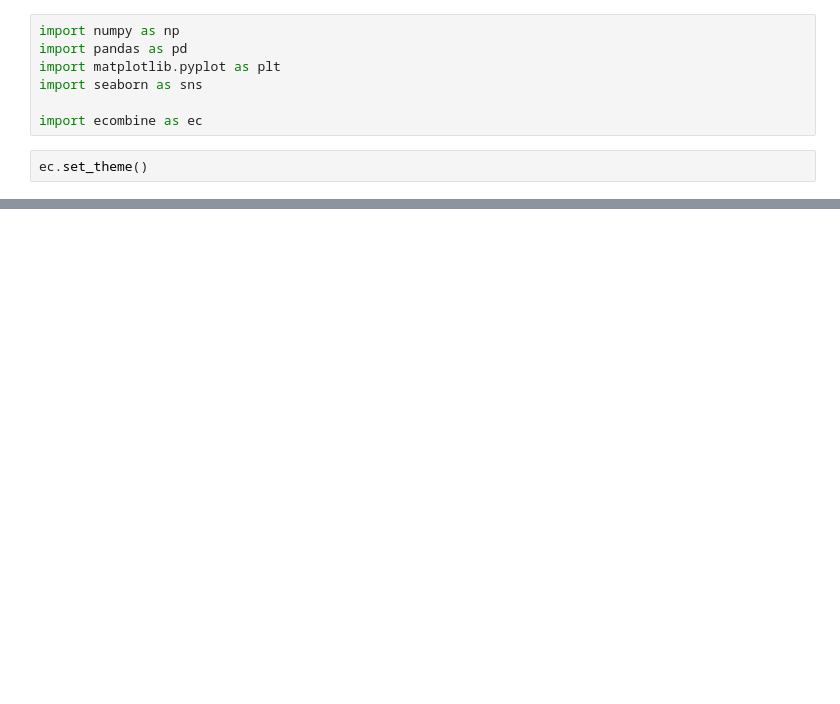
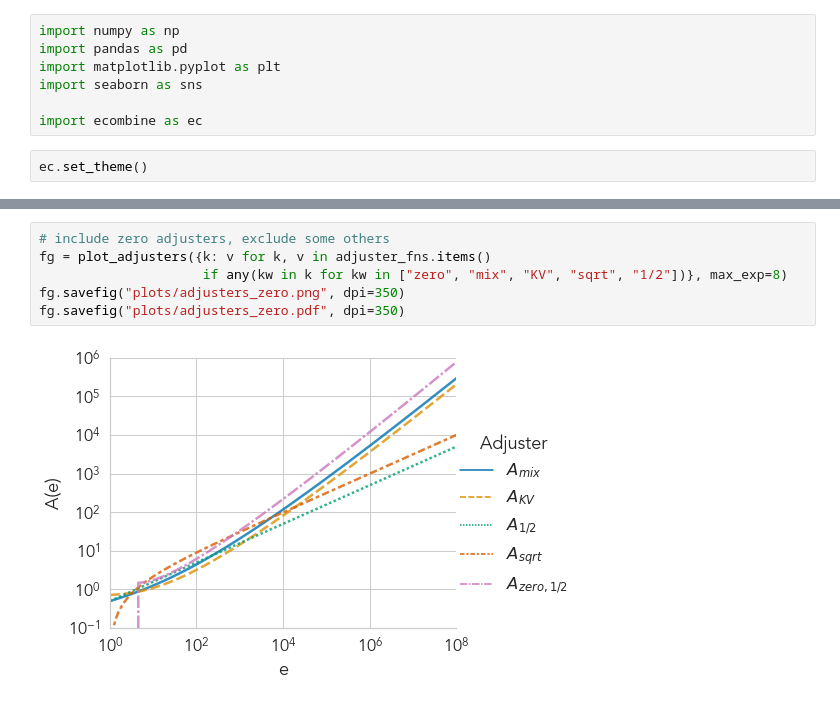
Before and after one commit to yjchoe/CombiningEvidenceAcrossFiltrations, a Jupyter notebook: nb_adjusters.ipynb, the cells around one changed output, grey strips where cells are left out. Saved outputs shown, nothing was run; the diff lists cells and outputs as text; blank space fills up the shorter version.

```diff
--- a/nb_adjusters.ipynb
+++ b/nb_adjusters.ipynb
@@ -57,0 +63,8 @@ fg.savefig("plots/adjusters.pdf", dpi=300)
+# %%
+# include zero adjusters, exclude some others
+fg = plot_adjusters({k: v for k, v in adjuster_fns.items()
+                     if any(kw in k for kw in ["zero", "mix", "KV", "sqrt", "1/2"])}, max_exp=8)
+fg.savefig("plots/adjusters_zero.png", dpi=350)
+fg.savefig("plots/adjusters_zero.pdf", dpi=350)
+# %% [output]
+[figure, added]
```
Also changed, not shown: parts of 7 cells of this notebook, 14 other files.
